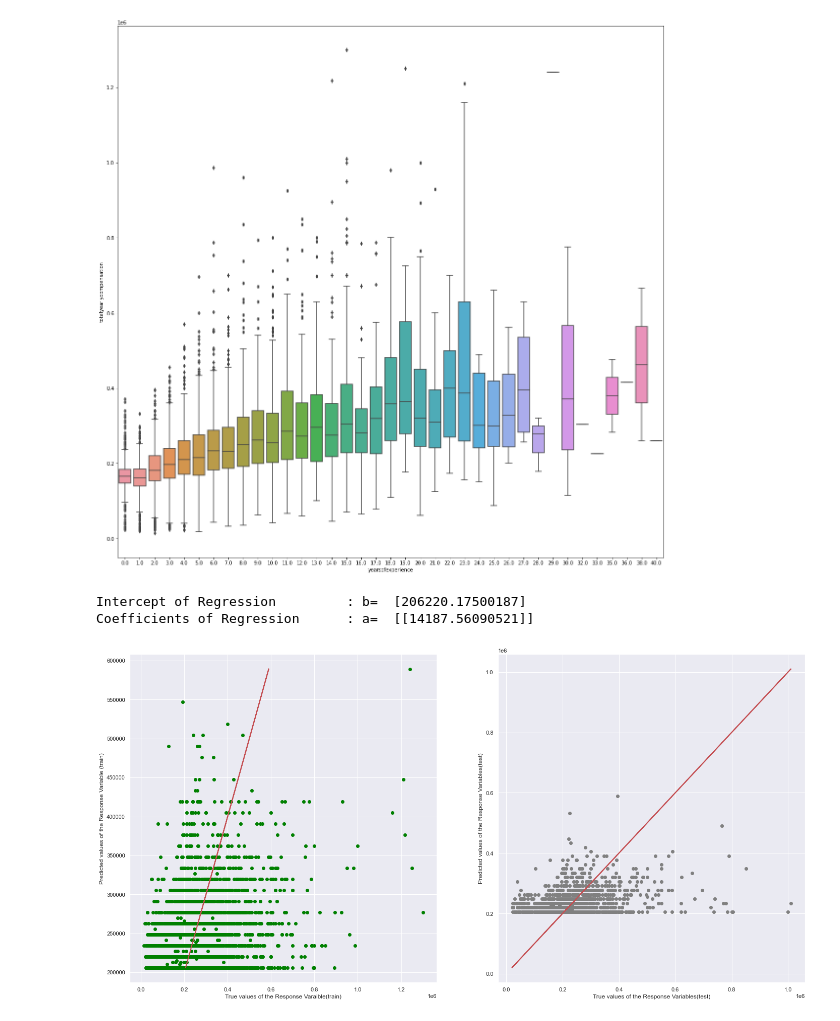
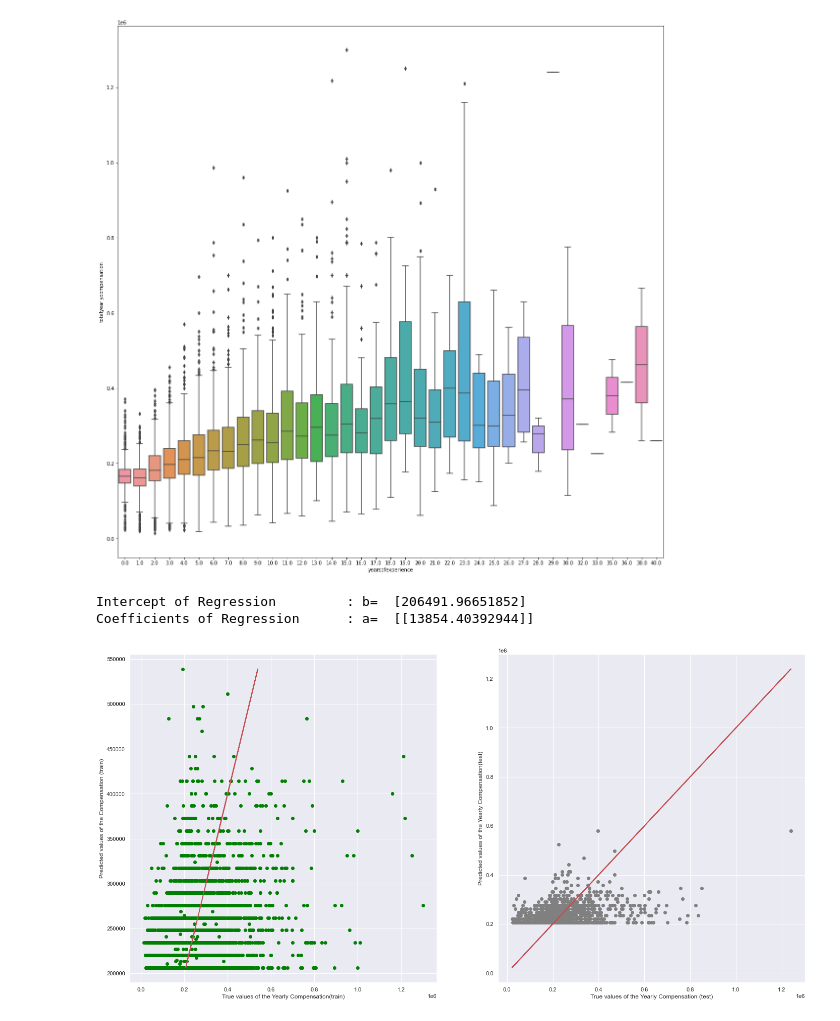
Before and after one commit to CarrotHands/miniprog, a Jupyter notebook: Jingwen.ipynb, the cells around one changed output. Drawn from its saved outputs; the diff is of its cells as text; code cells hidden in the pictures.

```diff
--- a/Jingwen.ipynb
+++ b/Jingwen.ipynb
@@ -362,37 +362,37 @@ import matplotlib.pyplot as plt
 YearsInCompany= pd.DataFrame(faamgeduonly['yearsatcompany'])
 YearlyComp= pd.DataFrame(faamgeduonly['totalyearlycompensation'])
 #Split the Dataset into Train:80% and Test:20%
 YearsInComp_train, YearsInComp_test, YearlyComp_train, YearlyComp_test = train_test_split(YearsInCompany, YearlyComp, test_size=0.2)
 
 #Perform linear regression using the train data
 lineareg = LinearRegression() #create linear regression obj
 lineareg.fit(YearsInComp_train, YearlyComp_train)  #train the linear reg model
 
 #coefficients of the linear regression line
 print('Intercept of Regression \t: b= ', lineareg.intercept_)
 print('Coefficients of Regression \t: a= ', lineareg.coef_)
 print()
 
 #predict saleprice values corresponding to the grlivarea
 yearlyTrain_pre= lineareg.predict(YearsInComp_train)
 yearlyTest_pre= lineareg.predict(YearsInComp_test)
 
 #plot the regression line
 #Predictions vs the True values
 #training set
 f, axes =plt.subplots(1, 2, figsize=(24,12))
 axes[0].scatter(YearlyComp_train,yearlyTrain_pre, color= "green")
 axes[0].plot(yearlyTrain_pre, yearlyTrain_pre, 'r-', linewidth =2)
-axes[0].set_xlabel("True values of the Response Varaible(train)")
-axes[0].set_ylabel("Predicted values of the Response Variable (train)")
+axes[0].set_xlabel("True values of the Yearly Compensation(train)")
+axes[0].set_ylabel("Predicted values of the Compensation (train)")
 
 #test set
 axes[1].scatter(YearlyComp_test, yearlyTest_pre, color="grey")
 axes[1].plot(YearlyComp_test, YearlyComp_test, 'r-', linewidth= 2)
-axes[1].set_xlabel("True values of the Response Variables(test)")
-axes[1].set_ylabel("Predicted values of the Response Variables(test)")
+axes[1].set_xlabel("True values of the Yearly Compensation (test)")
+axes[1].set_ylabel("Predicted values of the Yearly Compensation(test)")
 plt.show()
 # %% [output]
-Intercept of Regression         : b=  [206220.17500187]
-Coefficients of Regression      : a=  [[14187.56090521]]
+Intercept of Regression         : b=  [206491.96651852]
+Coefficients of Regression      : a=  [[13854.40392944]]
-[figure, old version]
+[figure, new version]
```
Also changed, not shown: parts of 1 cell of this notebook.
